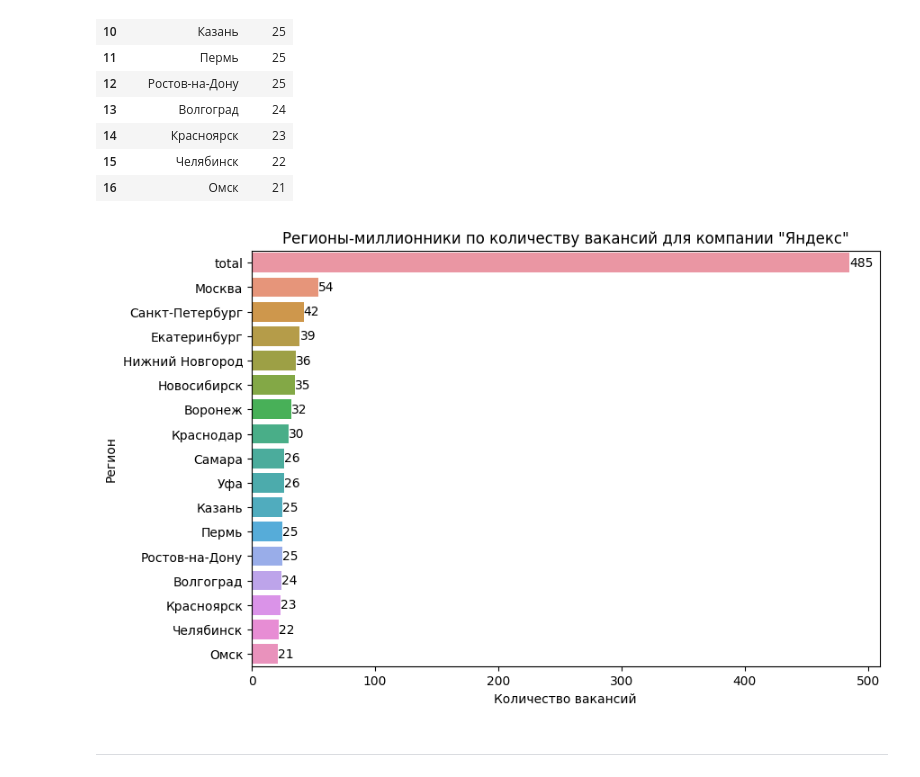
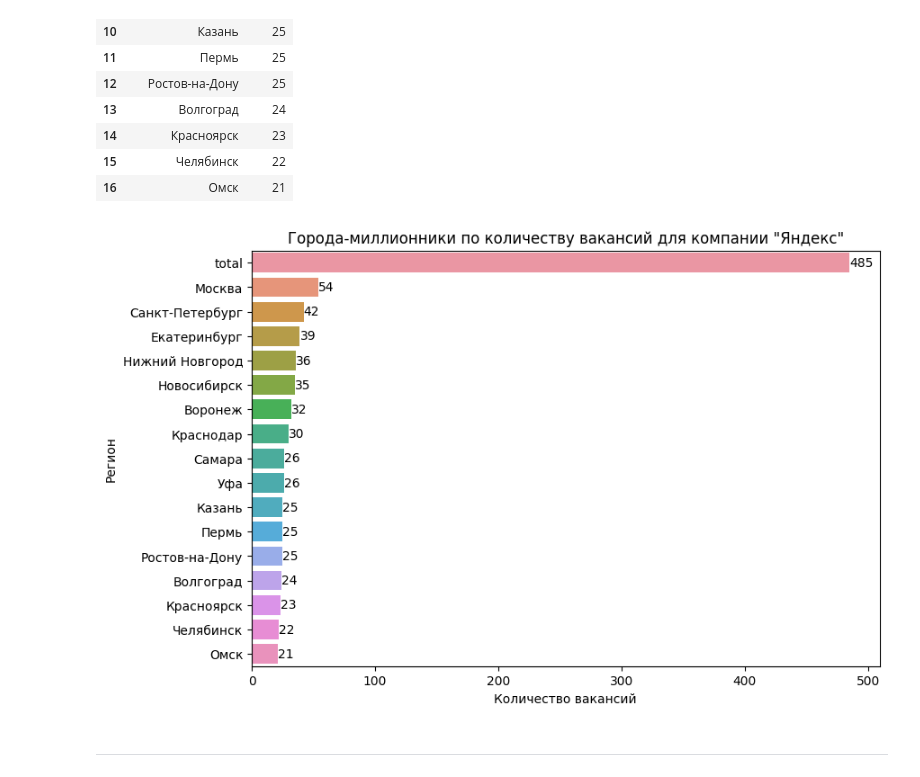
Before and after one commit to Welle470/tb-data-science, a Jupyter notebook: project2/Project-2.ipynb, the cells around one changed output. Drawn from its saved outputs; the diff is of its cells as text; code cells hidden in the pictures.

```diff
--- a/project2/Project-2.ipynb
+++ b/project2/Project-2.ipynb
@@ -443,13 +443,13 @@ df
 # %%
 fig = plt.figure(figsize = (9, 6))
 
 barplot = sns.barplot(data=df, x="count", y="region")
 
-barplot.set_title('Регионы-миллионники по количеству вакансий для компании "Яндекс"')
+barplot.set_title('Города-миллионники по количеству вакансий для компании "Яндекс"')
 barplot.bar_label(barplot.containers[0])
 barplot.set (xlabel='Количество вакансий', ylabel='Регион');
 # %% [output]
-[figure, old version]
+[figure, new version]
 # %% [markdown]
 ***
 # %% [markdown]
```
Also changed, not shown: parts of 1 cell of this notebook.
